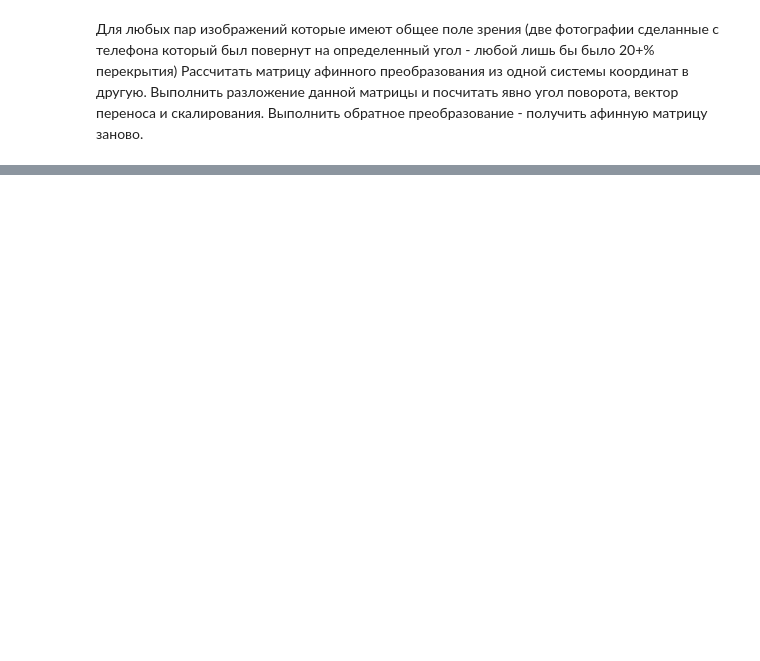
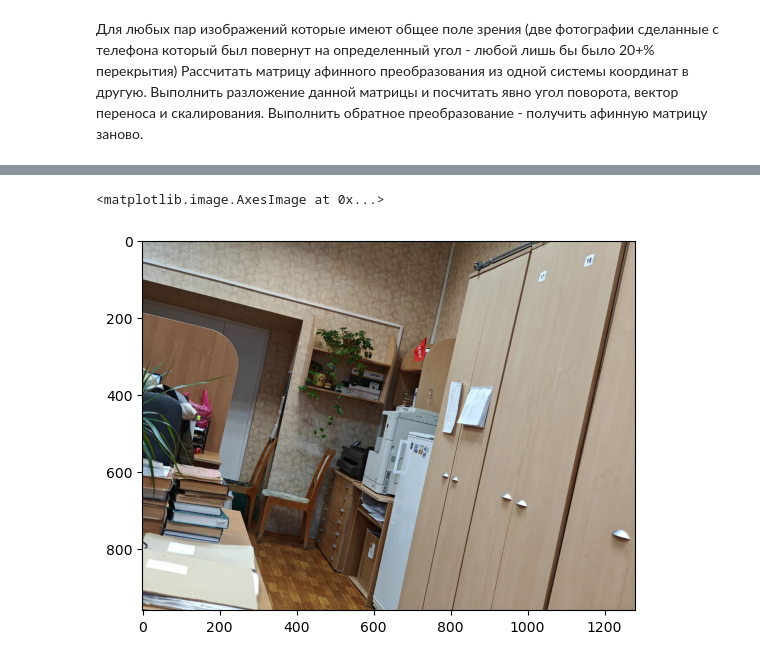
Before and after one commit to xxxSOERxxx/ML01_P_Online, a Jupyter notebook: Eugene_Piuta/DZ_09/task1.ipynb, the cells around one changed output, grey strips where cells are left out. Saved outputs shown, nothing was run; the diff lists cells and outputs as text; code cells hidden in the pictures; blank space fills up the shorter version.

```diff
--- a/Eugene_Piuta/DZ_09/task1.ipynb
+++ b/Eugene_Piuta/DZ_09/task1.ipynb
@@ -82 +87,6 @@ img1 = cv2.imread("photo_2.jpg")
+# %%
+plt.imshow(img1)
+# %% [output]
+<matplotlib.image.AxesImage at 0x...>
+[figure, added]
 # %%
```
Also changed, not shown: parts of 19 cells of this notebook, 2 other files.
